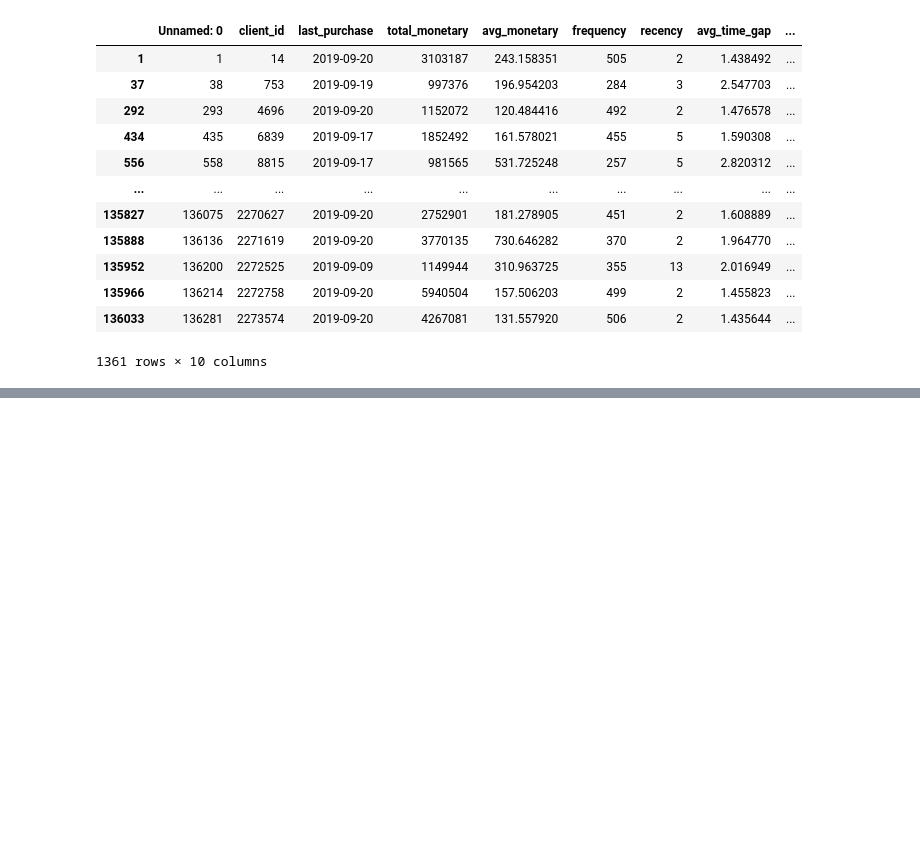
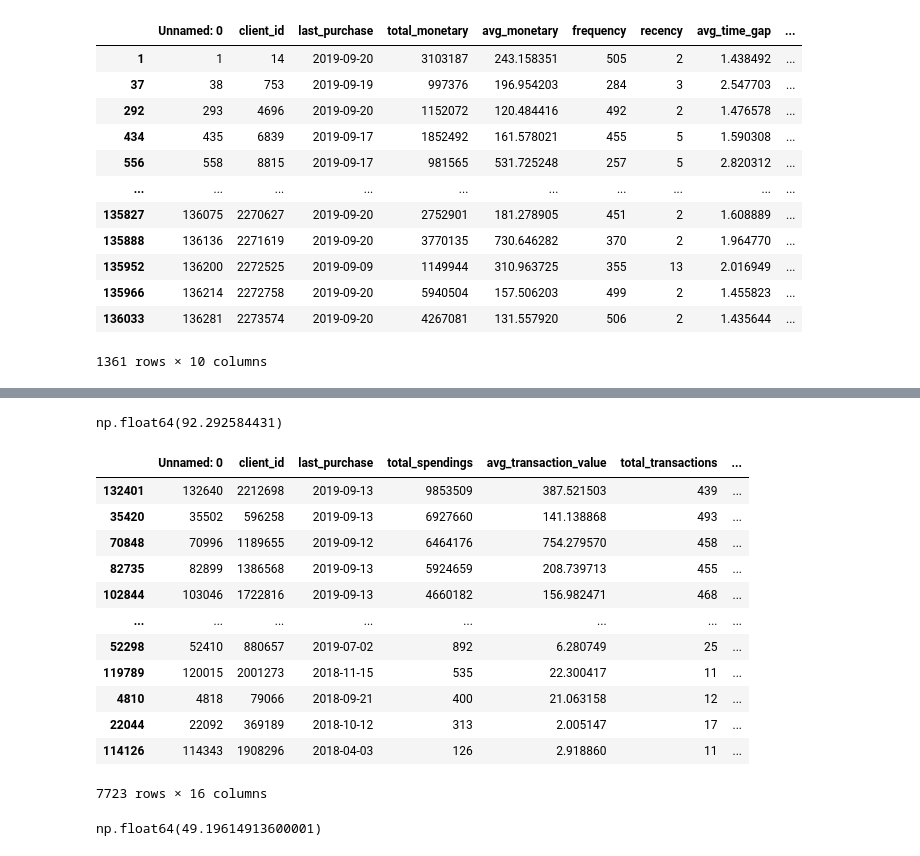
Before and after one commit to CharlesS940/xhec_bcg_strat, a Jupyter notebook: dashboard_datasets.ipynb, the cells around one changed output, grey strips where cells are left out. Cells and saved outputs as stored; diff of their text form; code cells hidden in the pictures; blank space fills up the shorter version.

```diff
--- a/dashboard_datasets.ipynb
+++ b/dashboard_datasets.ipynb
@@ -110,0 +125,59 @@ top_1_percent_spenders_df
+# %%
+customer_summary = customer_summary.rename(columns={"total_monetary": "total_spendings",
+                                                                      "frequency": "total_transactions",
+                                                                      "avg_monetary": "avg_transaction_value",
+                                                                      "recency": "days_since_last_transaction",
+                                                                      "avg_time_gap": "avg_days_between_transactions"})
+
+customer_summary['last_purchase'] = pd.to_datetime(customer_summary['last_purchase'])
+
+# Calculate the number of months each customer has been active
+customer_summary['months_active'] = (customer_summary['last_purchase'].dt.year - 2017) * 12 + customer_summary['last_purchase'].dt.month - 9
+
+# Calculate the average monthly spend
+customer_summary['avg_monthly_spend'] = customer_summary['total_spendings'] / customer_summary['months_active']
+
+# Round the average monthly spend
+customer_summary['avg_monthly_spend'] = customer_summary['avg_monthly_spend'].round(2)
+
+customer_summary["potential_monthly_profit"] = customer_summary["avg_monthly_spend"] * 0.9 - (customer_summary["cost"])
+
+customer_summary = customer_summary[customer_summary["avg_monthly_spend"]<10000000000]
+# %%
+customer_summary[customer_summary["churner"]==True]["potential_monthly_profit"].sum() / 1000000
+# %% [output]
+np.float64(92.292584431)
+# %%
+customer_summary = customer_summary.sort_values("potential_monthly_profit", ascending=False)
+# %%
+churners = customer_summary[customer_summary["churner"]==True]
+churners = churners[churners["total_transactions"]>10]
+# %%
+# Calculate the cumulative sum of the cost column
+churners['cumulative_cost'] = churners['cost'].cumsum()
+
+# Select the rows where the cumulative sum is less than or equal to 100,000
+selected_churners_df = churners[(churners['cumulative_cost'] <= 100000) | (churners['cost']==0)]
+
+# Drop the cumulative_cost column as it is no longer needed
+#selected_churners_df = selected_churners_df.drop(columns=['cumulative_cost'])
+
+selected_churners_df
+# %% [output]
+|  | Unnamed: 0 | client_id | last_purchase | total_spendings | avg_transaction_value | total_transactions | ... |
+| 132401 | 132640 | 2212698 | 2019-09-13 | 9853509 | 387.521503 | 439 | ... |
+| 35420 | 35502 | 596258 | 2019-09-13 | 6927660 | 141.138868 | 493 | ... |
+| 70848 | 70996 | 1189655 | 2019-09-12 | 6464176 | 754.279570 | 458 | ... |
+| 82735 | 82899 | 1386568 | 2019-09-13 | 5924659 | 208.739713 | 455 | ... |
+| 102844 | 103046 | 1722816 | 2019-09-13 | 4660182 | 156.982471 | 468 | ... |
+| ... | ... | ... | ... | ... | ... | ... | ... |
+| 52298 | 52410 | 880657 | 2019-07-02 | 892 | 6.280749 | 25 | ... |
+| 119789 | 120015 | 2001273 | 2018-11-15 | 535 | 22.300417 | 11 | ... |
+| 4810 | 4818 | 79066 | 2018-09-21 | 400 | 21.063158 | 12 | ... |
+| 22044 | 22092 | 369189 | 2018-10-12 | 313 | 2.005147 | 17 | ... |
+| 114126 | 114343 | 1908296 | 2018-04-03 | 126 | 2.918860 | 11 | ... |
+7723 rows × 16 columns
+# %%
+selected_churners_df["potential_monthly_profit"].sum()/1000000
+# %% [output]
+np.float64(49.19614913600001)
```
Also changed, not shown: parts of 6 cells of this notebook.
